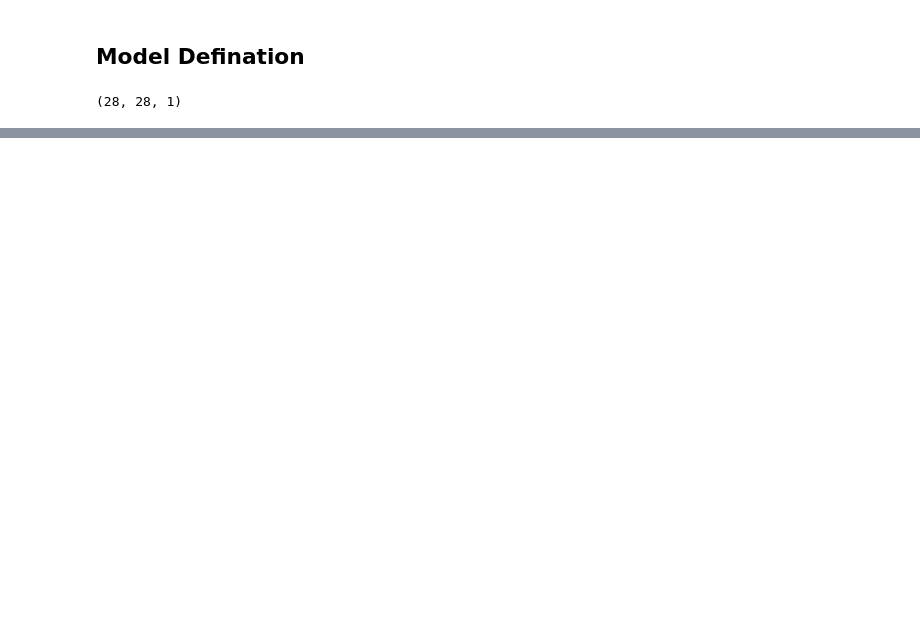
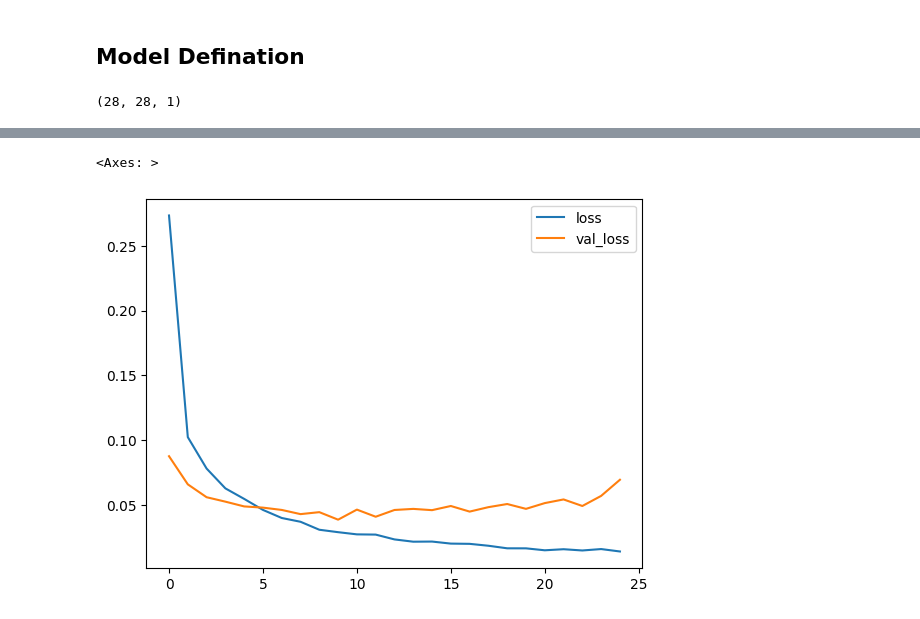
Before and after one commit to Magar-Bhuwan/Data-Science-and-ML, a Jupyter notebook: 2_Data_Science_ML/Day31-CNN/CNN_implementation.ipynb, the cells around one changed output, grey strips where cells are left out. Cells and saved outputs as stored; diff of their text form; code cells hidden in the pictures; blank space fills up the shorter version.

```diff
--- a/2_Data_Science_ML/Day31-CNN/CNN_implementation.ipynb
+++ b/2_Data_Science_ML/Day31-CNN/CNN_implementation.ipynb
@@ -82,6 +82,8 @@ model.add(Flatten())
 # Fully Conneced Layer
 model.add(Dense(100, activation="relu"))
 
+model.add(Dropout(0.25))
+
 model.add(Dense(50, activation="relu"))
 
 model.add(Dense(10, activation="softmax"))
@@ -126,7 +126,8 @@ history = model.fit(
     enc_y_train,
     epochs=25,
     batch_size=32,
-    shuffle=True
+    shuffle=True,
+    validation_split = 0.2
 )
 # %% [output]
 Epoch 1/25
@@ -148,0 +150,8 @@ Epoch 25/25
+# %%
+import pandas as pd
+
+df = pd.DataFrame(history.history)
+df[['loss','val_loss']].plot.line()
+# %% [output]
+<Axes: >
+[figure, added]
```
Also changed, not shown: parts of 6 cells of this notebook, 2 other files.
